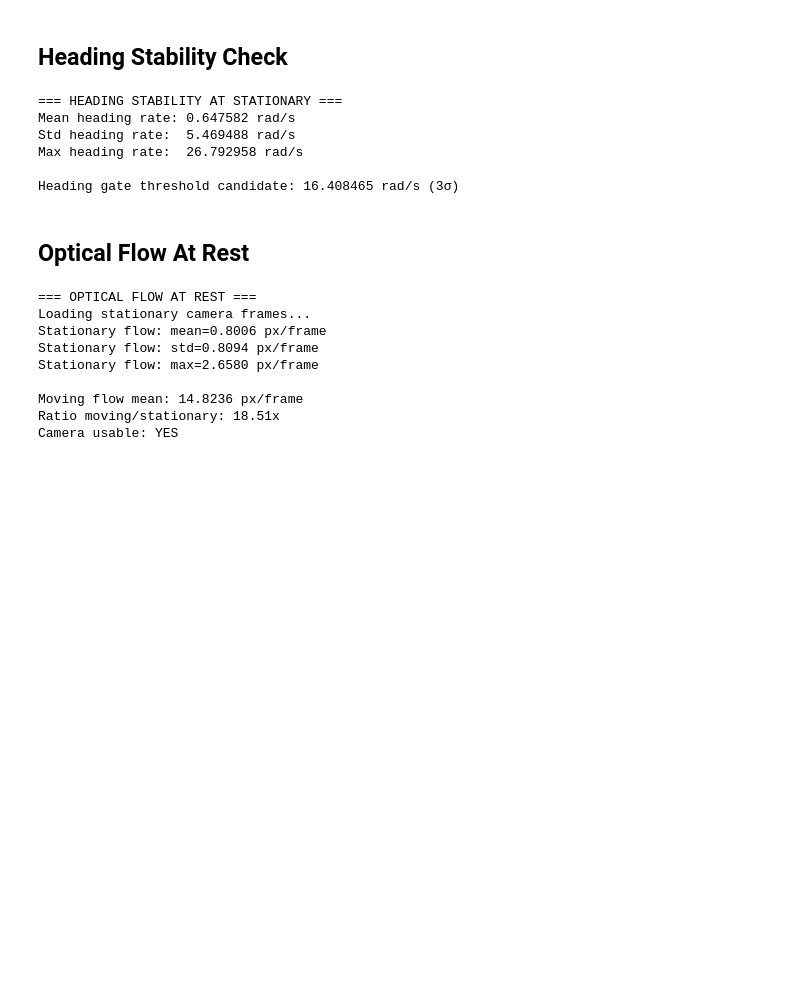
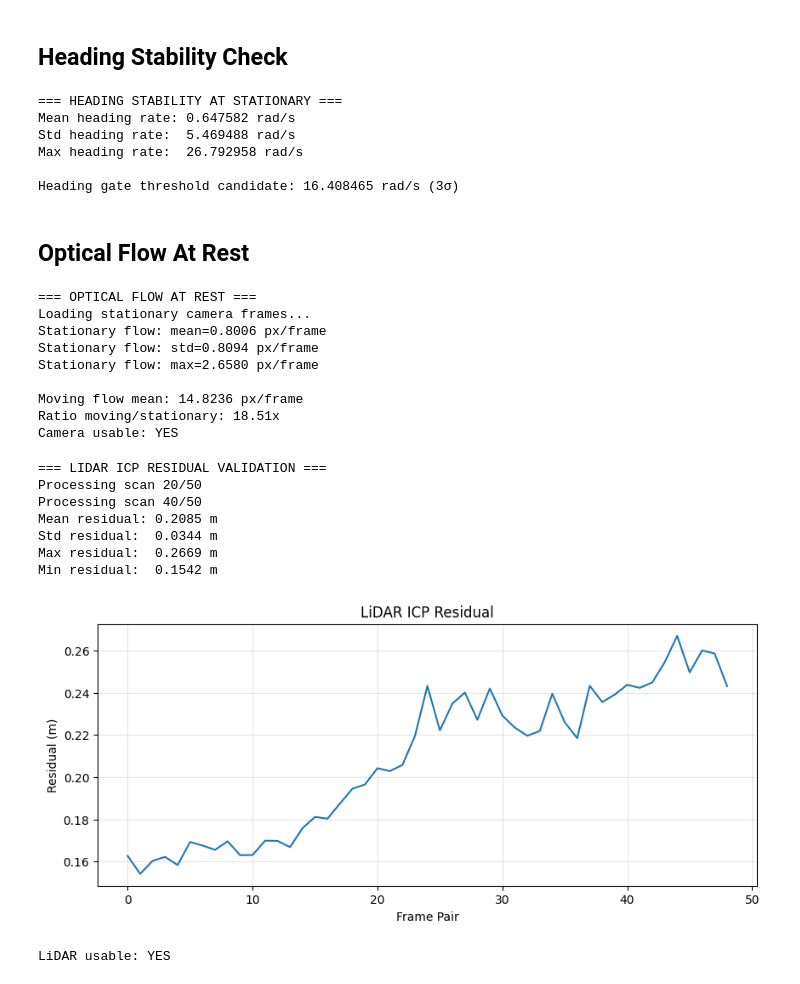
Before and after one commit to Dharani9018/SensorTrust, a Jupyter notebook: notebooks/02_proxy_validation.ipynb, the cells around one changed output. Cells and saved outputs as stored; diff of their text form; code cells hidden in the pictures; blank space fills up the shorter version.

Commit message:
Add LiDAR ICP residual proxy and validation

```diff
--- a/notebooks/02_proxy_validation.ipynb
+++ b/notebooks/02_proxy_validation.ipynb
@@ -215,3 +214,78 @@ Stationary flow: max=2.6580 px/frame
 Moving flow mean: 14.8236 px/frame
 Ratio moving/stationary: 18.51x
 Camera usable: YES
+# %%
+# ============================================================
+# LiDAR Proxy Validation
+# ============================================================
+
+'''
+LiDAR Proxy Validation: The ego-motion compensated ICP residual was evaluated on both moving and stationary segments. Moving segments produced a mean residual of 0.209 m, while stationary segments produced a lower mean residual of 0.158 m with very low variance (σ = 0.007 m). This behaviour is consistent with expectations, indicating successful ego-motion compensation and stable LiDAR proxy extraction. The proxy is therefore considered suitable for subsequent feature engineering and anomaly detection stages.
+'''
+
+'''
+Purpose:
+--------
+Validate that the LiDAR motion proxy (ICP residual) behaves
+reasonably during normal vehicle motion.
+
+Method:
+-------
+1. Extract consecutive LiDAR scans.
+2. Compensate for ego-motion using KITTI OXTS poses.
+3. Compute ICP residual between neighbouring scans.
+4. Analyze the residual statistics.
+
+Interpretation:
+---------------
+A lower residual indicates that the scene structure remains
+consistent after ego-motion compensation.
+
+A stable residual curve without large spikes suggests:
+    - Correct pose transformation
+    - Stable LiDAR proxy extraction
+    - Reasonable scene alignment
+
+Expected Behaviour:
+-------------------
+Residuals should remain bounded and physically reasonable
+(typically a few centimeters to tens of centimeters).
+'''
+
+print("\n=== LIDAR ICP RESIDUAL VALIDATION ===")
+
+# Small subset first so validation doesn't take forever
+velo_scans = [data.get_velo(i) for i in range(50)]
+oxts_data = data.oxts[:50]
+
+lidar = extract_all_lidar_proxies(
+    velo_scans,
+    oxts_data
+)
+
+residuals = lidar['icp_residual']
+
+print(f"Mean residual: {np.mean(residuals):.4f} m")
+print(f"Std residual:  {np.std(residuals):.4f} m")
+print(f"Max residual:  {np.max(residuals):.4f} m")
+print(f"Min residual:  {np.min(residuals):.4f} m")
+
+plt.figure(figsize=(10, 4))
+plt.plot(residuals)
+plt.title("LiDAR ICP Residual")
+plt.xlabel("Frame Pair")
+plt.ylabel("Residual (m)")
+plt.grid(True, alpha=0.3)
+plt.show()
+
+print(f"LiDAR usable: {'YES' if np.mean(residuals) > 0 else 'NO'}")
+# %% [output]
+=== LIDAR ICP RESIDUAL VALIDATION ===
+Processing scan 20/50
+Processing scan 40/50
+Mean residual: 0.2085 m
+Std residual:  0.0344 m
+Max residual:  0.2669 m
+Min residual:  0.1542 m
+[figure, added]
+LiDAR usable: YES
```
Also changed, not shown: parts of 5 cells of this notebook, 2 other files.
